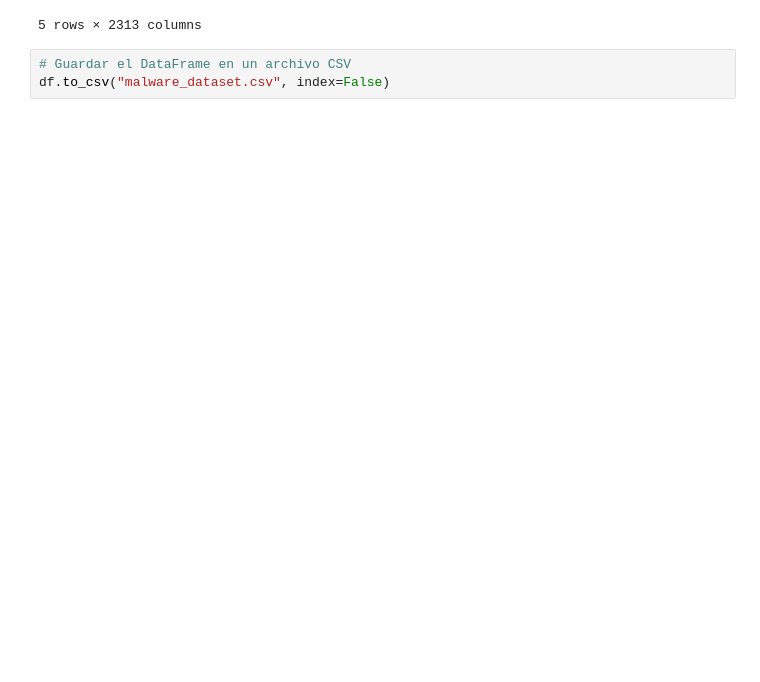
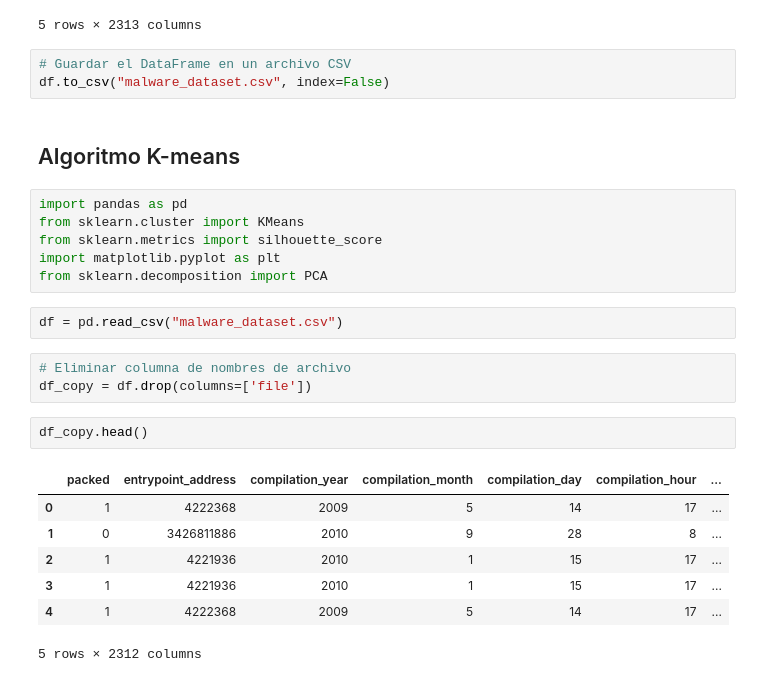
Before and after one commit to Aq202/UVG_SDS_LAB_4, a Jupyter notebook: lab4.ipynb, the cells around one changed output. Cells and saved outputs as stored; diff of their text form; blank space fills up the shorter version.

```diff
--- a/lab4.ipynb
+++ b/lab4.ipynb
@@ -273,3 +273,26 @@ df.head()
 # %%
 # Guardar el DataFrame en un archivo CSV
 df.to_csv("malware_dataset.csv", index=False)
+# %% [markdown]
+## Algoritmo K-means
+# %%
+import pandas as pd
+from sklearn.cluster import KMeans
+from sklearn.metrics import silhouette_score
+import matplotlib.pyplot as plt
+from sklearn.decomposition import PCA
+# %%
+df = pd.read_csv("malware_dataset.csv")
+# %%
+# Eliminar columna de nombres de archivo
+df_copy = df.drop(columns=['file'])
+# %%
+df_copy.head()
+# %% [output]
+|  | packed | entrypoint_address | compilation_year | compilation_month | compilation_day | compilation_hour | ... |
+| 0 | 1 | 4222368 | 2009 | 5 | 14 | 17 | ... |
+| 1 | 0 | 3426811886 | 2010 | 9 | 28 | 8 | ... |
+| 2 | 1 | 4221936 | 2010 | 1 | 15 | 17 | ... |
+| 3 | 1 | 4221936 | 2010 | 1 | 15 | 17 | ... |
+| 4 | 1 | 4222368 | 2009 | 5 | 14 | 17 | ... |
+5 rows × 2312 columns
```
Also changed, not shown: parts of 8 cells of this notebook.
